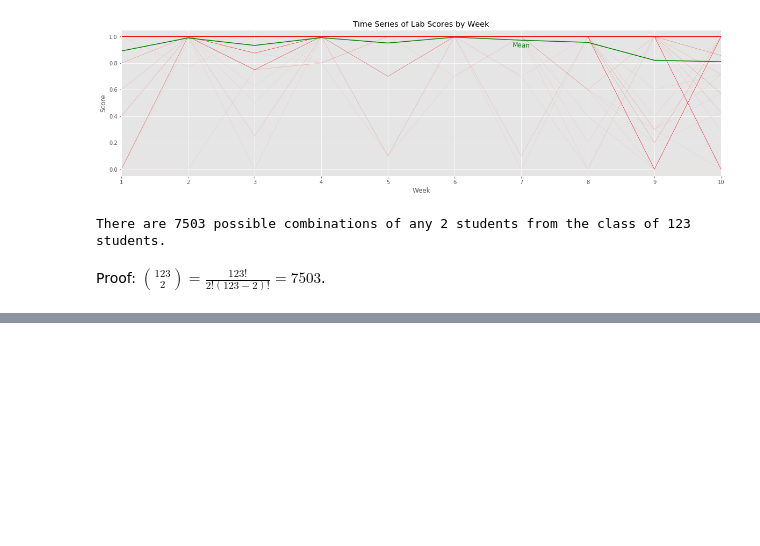
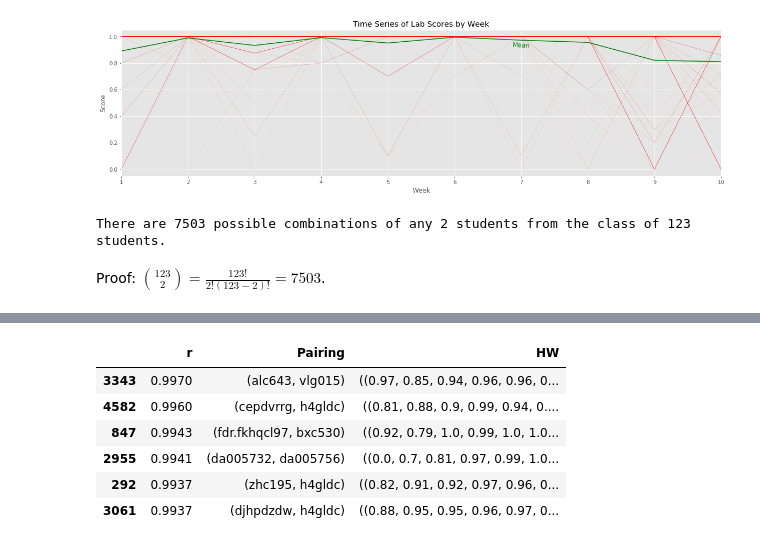
Before and after one commit to dleestat/grades, a Jupyter notebook: Grades.ipynb, the cells around one changed output, grey strips where cells are left out. Saved outputs shown, nothing was run; the diff lists cells and outputs as text; code cells hidden in the pictures; blank space fills up the shorter version.

```diff
--- a/Grades.ipynb
+++ b/Grades.ipynb
@@ -214,0 +273,10 @@ df_hw
+# %%
+rpos
+# %% [output]
+|  | r | Pairing | HW |
+| 3343 | 0.9970 | (alc643, vlg015) | ((0.97, 0.85, 0.94, 0.96, 0.96, 0... |
+| 4582 | 0.9960 | (cepdvrrg, h4gldc) | ((0.81, 0.88, 0.9, 0.99, 0.94, 0.... |
+| 847 | 0.9943 | (fdr.fkhqcl97, bxc530) | ((0.92, 0.79, 1.0, 0.99, 1.0, 1.0... |
+| 2955 | 0.9941 | (da005732, da005756) | ((0.0, 0.7, 0.81, 0.97, 0.99, 1.0... |
+| 292 | 0.9937 | (zhc195, h4gldc) | ((0.82, 0.91, 0.92, 0.97, 0.96, 0... |
+| 3061 | 0.9937 | (djhpdzdw, h4gldc) | ((0.88, 0.95, 0.95, 0.96, 0.97, 0... |
```
Also changed, not shown: parts of 10 cells of this notebook.
